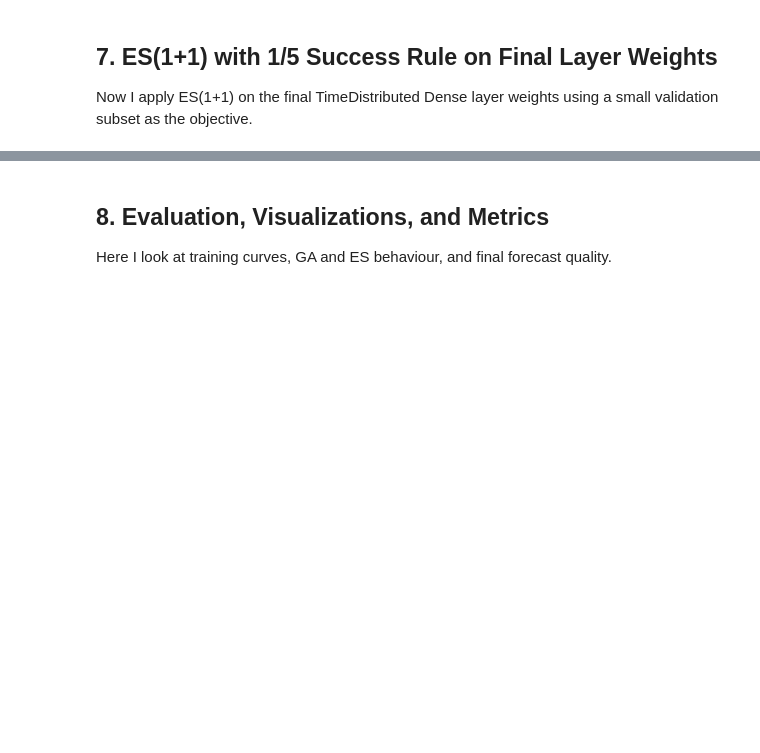
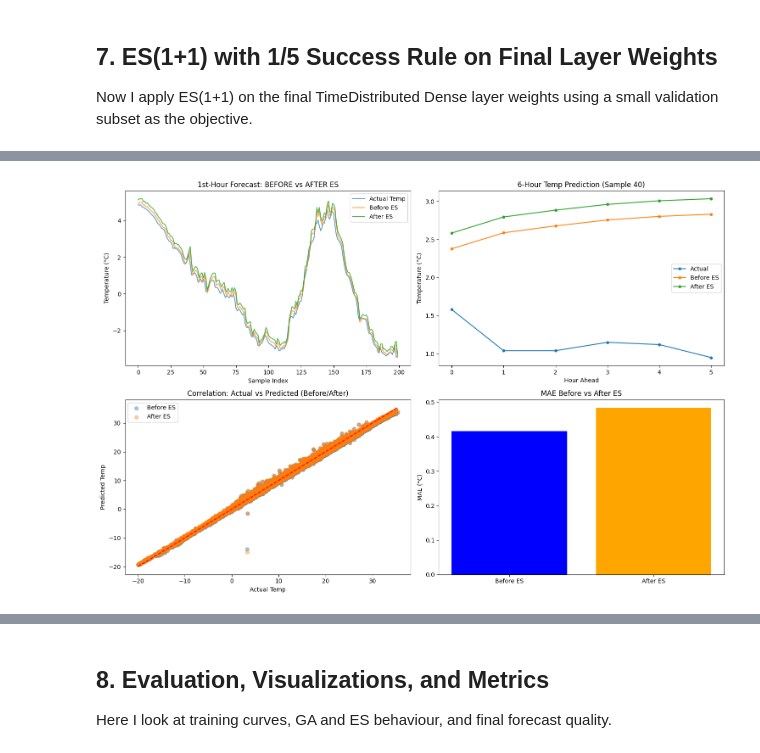
Before and after one commit to HAR5HA-7663/MCS-5993-Evolutionary-Computation-and-Deep-Learning, a Jupyter notebook: Extra_credit/JenaWeather_Seq2Seq_EA_with_ES.ipynb, the cells around one changed output, grey strips where cells are left out. Cells and saved outputs as stored; diff of their text form; code cells hidden in the pictures; blank space fills up the shorter version.

```diff
--- a/Extra_credit/JenaWeather_Seq2Seq_EA_with_ES.ipynb
+++ b/Extra_credit/JenaWeather_Seq2Seq_EA_with_ES.ipynb
@@ -434,0 +585,11 @@ set_dense_weights_from_vector(best_vec)
+# %%
+# === Save predictions AFTER ES ===
+
+y_pred_after = final_model.predict(test_ds)
+
+# Inverse transform after ES
+y_pred_inv_after = scaler.inverse_transform(
+    y_pred_after.reshape(-1, X.shape[2])
+).reshape(y_pred_after.shape)
+
+print("Saved AFTER-ES predictions.")
@@ -434,0 +613,81 @@ set_dense_weights_from_vector(best_vec)
+# %%
+# ============================================================
+# BEFORE vs AFTER ES(1+1) PREDICTION COMPARISON
+# ============================================================
+
+# Load BEFORE ES predictions (already saved earlier)
+y_pred_inv_before = np.load("y_pred_inv_before.npy")
+y_test_inv_before = np.load("y_test_inv_before.npy")
+
+# AFTER ES predictions already computed:
+# y_pred_inv_after
+
+# Choose a sample index for multi-step visualization
+seq_idx = 40
+time_steps = np.arange(future_steps)
+
+plt.figure(figsize=(15, 10))
+
+# ------------------------------------------------------------
+# 1. First-step prediction comparison (Temperature)
+# ------------------------------------------------------------
+plt.subplot(2, 2, 1)
+plt.plot(y_test_inv_before[:200, 0, 0], label='Actual Temp', alpha=0.7)
+plt.plot(y_pred_inv_before[:200, 0, 0], label='Before ES', alpha=0.7)
+plt.plot(y_pred_inv_after[:200, 0, 0], label='After ES', alpha=0.8)
+plt.title('1st-Hour Forecast: BEFORE vs AFTER ES')
+plt.xlabel('Sample Index')
+plt.ylabel('Temperature (°C)')
+plt.legend()
+
+# ------------------------------------------------------------
+# 2. Multi-step (6-hour) sequence comparison for one sample
+# ------------------------------------------------------------
+plt.subplot(2, 2, 2)
+plt.plot(time_steps, y_test_inv_before[seq_idx, :, 0], 'o-', label='Actual', markersize=4)
+plt.plot(time_steps, y_pred_inv_before[seq_idx, :, 0], 'o-', label='Before ES', markersize=4)
+plt.plot(time_steps, y_pred_inv_after[seq_idx, :, 0], 'o-', label='After ES', markersize=4)
+plt.title(f'6-Hour Temp Prediction (Sample {seq_idx})')
+plt.xlabel('Hour Ahead')
+plt.ylabel('Temperature (°C)')
+plt.legend()
+
+# ------------------------------------------------------------
+# 3. Scatter comparison before vs after
+# ------------------------------------------------------------
+plt.subplot(2, 2, 3)
+plt.scatter(y_test_inv_before[:, 0, 0], y_pred_inv_before[:, 0, 0],
+            alpha=0.4, label='Before ES')
+plt.scatter(y_test_inv_before[:, 0, 0], y_pred_inv_after[:, 0, 0],
+            alpha=0.4, label='After ES')
+
+min_v = y_test_inv_before[:, 0, 0].min()
+max_v = y_test_inv_before[:, 0, 0].max()
+plt.plot([min_v, max_v], [min_v, max_v], 'r--')
+
+plt.title('Correlation: Actual vs Predicted (Before/After)')
+plt.xlabel('Actual Temp')
+plt.ylabel('Predicted Temp')
+plt.legend()
+
+# ------------------------------------------------------------
+# 4. MAE before vs after ES
+# ------------------------------------------------------------
+mae_before = mean_absolute_error(y_test_inv_before[:, :, 0].flatten(),
+                                 y_pred_inv_before[:, :, 0].flatten())
+
+mae_after = mean_absolute_error(y_test_inv_before[:, :, 0].flatten(),
+                                y_pred_inv_after[:, :, 0].flatten())
+
+plt.subplot(2, 2, 4)
+plt.bar(['Before ES', 'After ES'], [mae_before, mae_after], color=['blue', 'orange'])
+plt.title('MAE Before vs After ES')
+plt.ylabel('MAE (°C)')
+
+plt.tight_layout()
+plt.show()
+
+print("MAE Before ES:", mae_before)
+print("MAE After ES:", mae_after)
+# %% [output]
+[figure, added]
```
Also changed, not shown: parts of 16 cells of this notebook.
